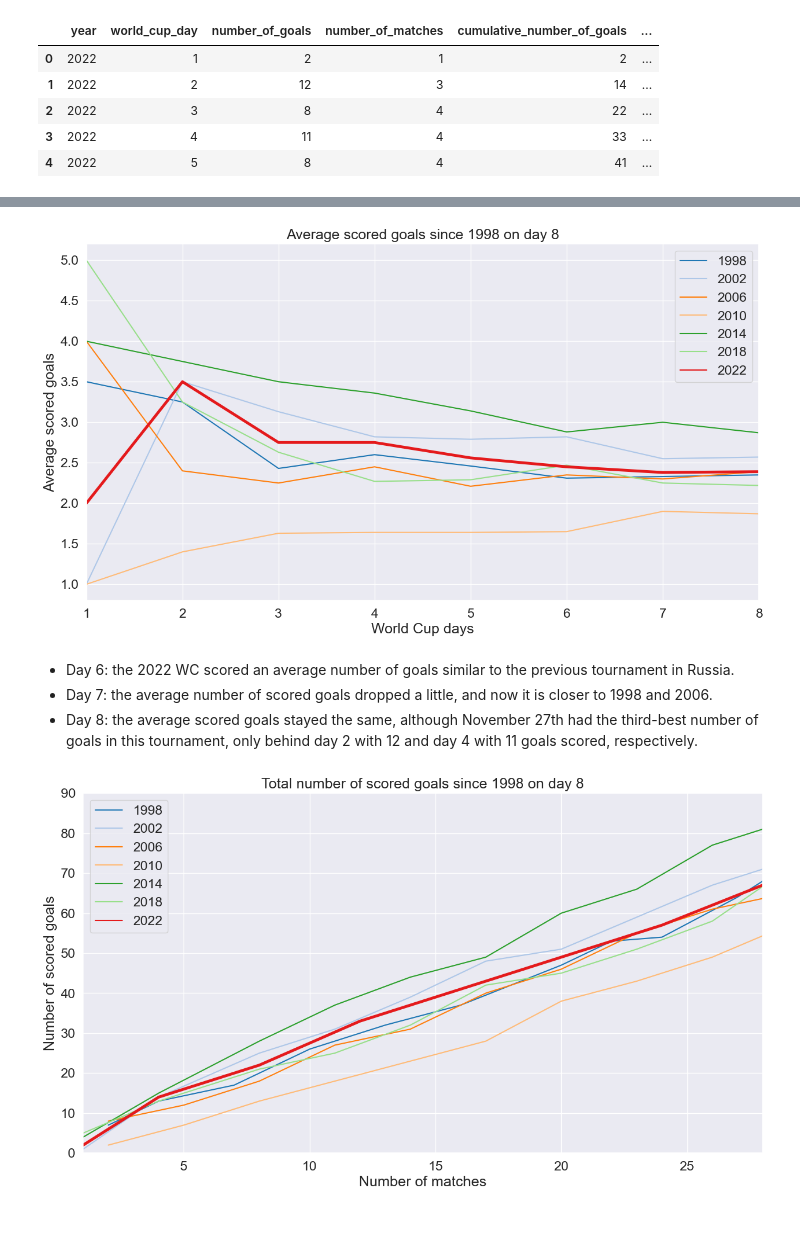
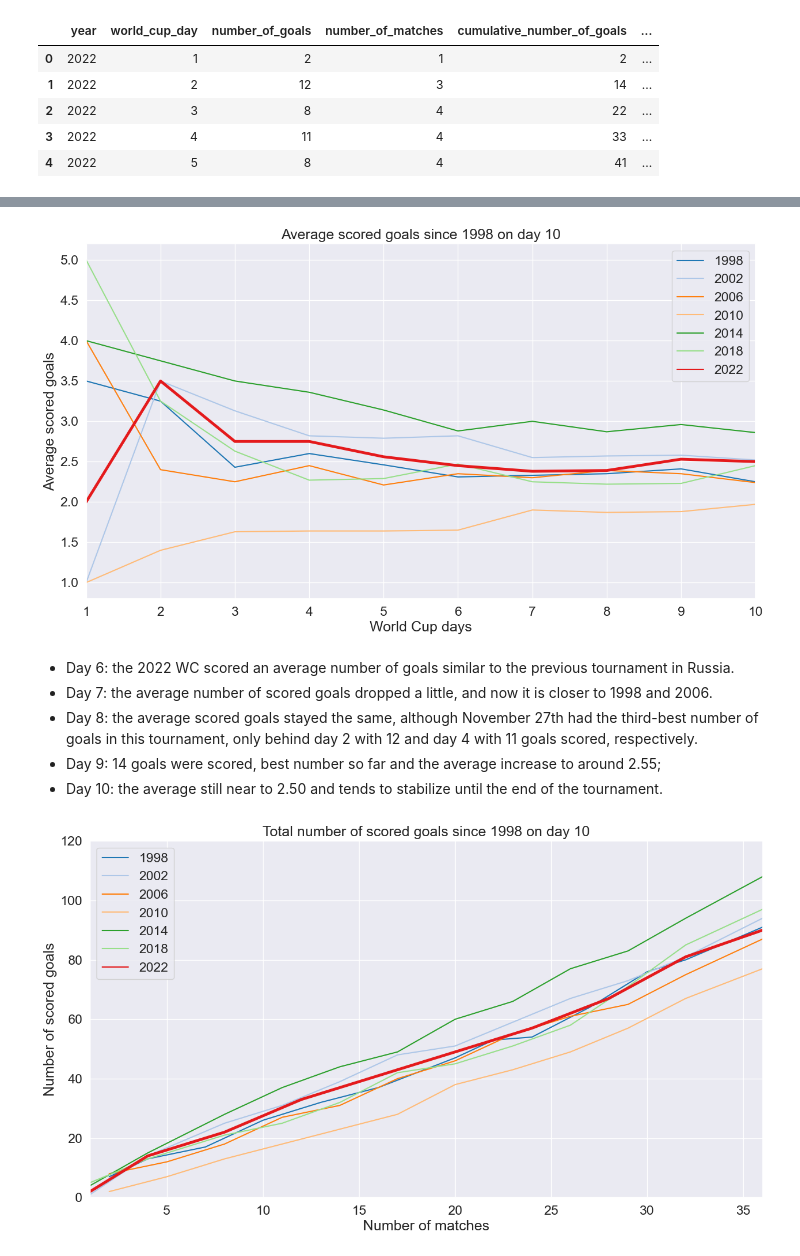
Before and after one commit to hanada-stephan/fifa_world_cup_analysis, a Jupyter notebook: world_cup_analysis.ipynb, the cells around one changed output, grey strips where cells are left out. Drawn from its saved outputs; the diff is of its cells as text; code cells hidden in the pictures; blank space fills up the shorter version.

```diff
--- a/world_cup_analysis.ipynb
+++ b/world_cup_analysis.ipynb
@@ -219,30 +219,32 @@ ax = sns.lineplot(x="world_cup_day", y="average_scored_goals", data=last_six_wc,
 sns.lineplot(x="world_cup_day", y="average_scored_goals", data=qatar_goals, hue="year", palette = "Set1", linewidth=3.5)
 plt.xlabel("World Cup days")
 plt.ylabel("Average scored goals")
-plt.title("Average scored goals since 1998 on day 8") # Change it every day
+plt.title("Average scored goals since 1998 on day 10") # Change it every day
 plt.legend()
-plt.xlim(1,8)
-plt.savefig("./img/avg_goals_since_france_day8.jpg")
+plt.xlim(1,10)
+plt.savefig("./img/avg_goals_since_france_day10.jpg")
 # %% [output]
-[figure, old version]
+[figure, new version]
 # %% [markdown]
 - Day 6: the 2022 WC scored an average number of goals similar to the previous tournament in Russia.
 - Day 7: the average number of scored goals dropped a little, and now it is closer to 1998 and 2006.
 - Day 8: the average scored goals stayed the same, although November 27th had the third-best number of goals in this tournament, only behind day 2 with 12 and day 4 with 11 goals scored, respectively.
+- Day 9: 14 goals were scored, best number so far and the average increase to around 2.55;
+- Day 10: the average still near to 2.50 and tends to stabilize until the end of the tournament.
 # %%
 # Comparing the total number of scored goals of last six WC
 
 ax = sns.lineplot(x="cumulative_number_of_matches", y="cumulative_number_of_goals", data=last_six_wc, hue="year", palette = "tab20")
 sns.lineplot(x="cumulative_number_of_matches", y="cumulative_number_of_goals", data=qatar_goals, hue="year", palette = "Set1", linewidth=3.5)
 plt.xlabel("Number of matches")
 plt.ylabel("Number of scored goals")
-plt.title("Total number of scored goals since 1998 on day 8")
+plt.title("Total number of scored goals since 1998 on day 10")
 plt.legend()
-plt.xlim(1,28)
-plt.ylim(0,90)
-plt.savefig("./img/total_goals_since_france_day8.jpg")
+plt.xlim(1,36)
+plt.ylim(0,120)
+plt.savefig("./img/total_goals_since_france_day10.jpg")
 # %% [output]
-[figure, old version]
+[figure, new version]
 # %% [markdown]
 - After 16 matches, Qatar 2022 is 7-8 goals behind the highest number of Brazil 2014;
 - After 20 matches, the number of scored goals seems to be increasing linearly, and now it is closer to the number registered in France in 1998 for the second place, but still 10 goals behind Brazil in 2014.
```
Also changed, not shown: parts of 2 cells of this notebook, 5 other files.
